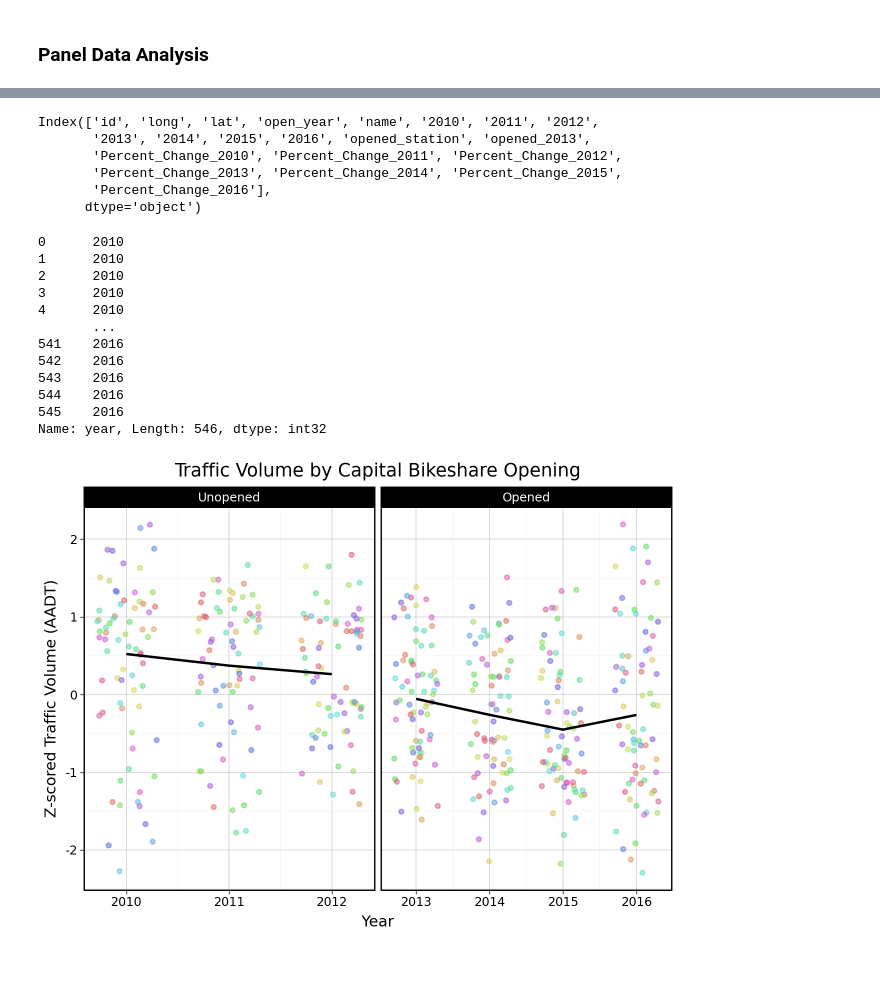
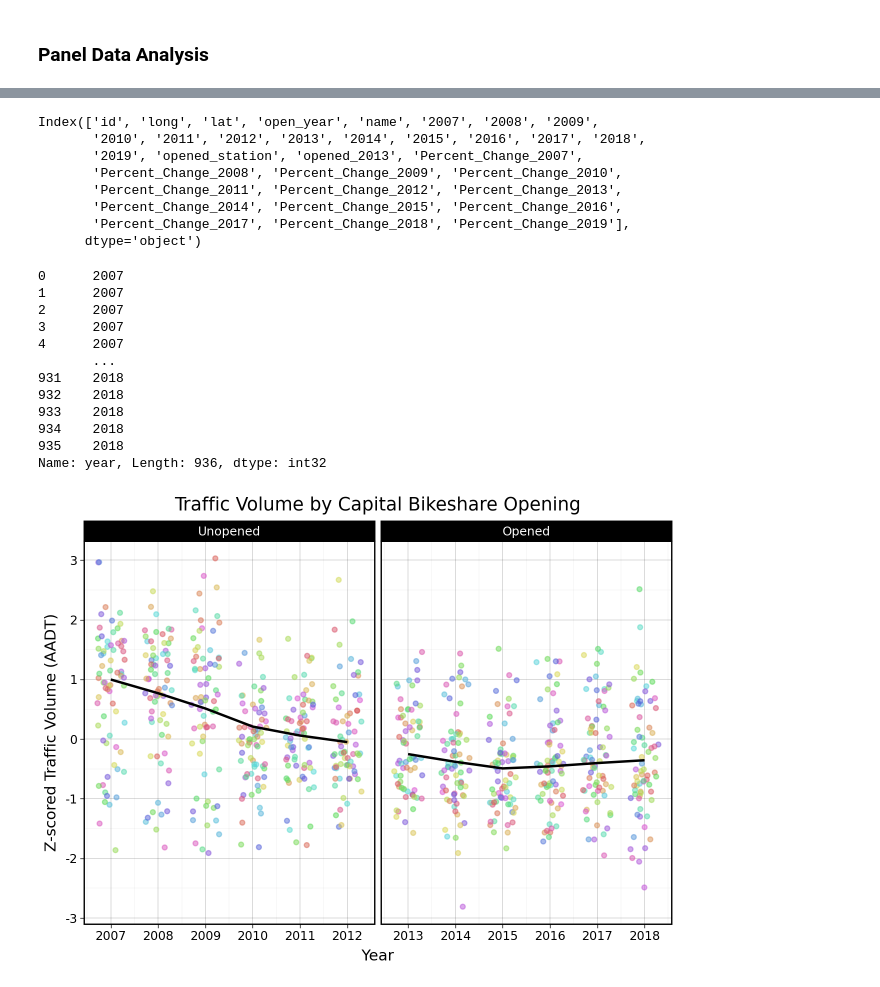
Before and after one commit to IbadatJarg/PPOL5203-Final_Project_Bikeshare, a Jupyter notebook: scripts/04_exploratory_data_analysis.ipynb, the cells around one changed output, grey strips where cells are left out. Saved outputs shown, nothing was run; the diff lists cells and outputs as text; code cells hidden in the pictures.

```diff
--- a/scripts/04_exploratory_data_analysis.ipynb
+++ b/scripts/04_exploratory_data_analysis.ipynb
@@ -69,7 +69,7 @@ df
 ### Data Manipulation
 # %%
 #Adding % change in traffic per station relative to 2013
-for year in ['2010', '2011', '2012', '2013',  '2014', '2015', '2016']:
+for year in ['2007', '2008', '2009','2010', '2011', '2012', '2013',  '2014', '2015', '2016','2017', '2018', '2019']:
     df[f'Percent_Change_{year}'] = ((df[year] - df['2013']) / df['2013']) * 100
 # %% [markdown]
 ### Plotting our discontinuity
@@ -226,7 +226,7 @@ strong multicollinearity or other numerical problems.
 long_df = pd.melt(
     df,
     id_vars=['id'],  # Columns to keep (not reshaped)
-    value_vars=[str(year) for year in range(2010, 2017)],  # Columns to melt
+    value_vars=[str(year) for year in range(2007, 2019)],  # Columns to melt
     var_name='year',  # Name of the new 'year' column
     value_name='traffic_volume'  # Name of the new 'traffic_volume' column
 )
@@ -357,11 +356,13 @@ ggplot(data = long_reset) +
 # %%
 df.columns
 # %% [output]
-Index(['id', 'long', 'lat', 'open_year', 'name', '2010', '2011', '2012',
-       '2013', '2014', '2015', '2016', 'opened_station', 'opened_2013',
-       'Percent_Change_2010', 'Percent_Change_2011', 'Percent_Change_2012',
-       'Percent_Change_2013', 'Percent_Change_2014', 'Percent_Change_2015',
-       'Percent_Change_2016'],
+Index(['id', 'long', 'lat', 'open_year', 'name', '2007', '2008', '2009',
+       '2010', '2011', '2012', '2013', '2014', '2015', '2016', '2017', '2018',
+       '2019', 'opened_station', 'opened_2013', 'Percent_Change_2007',
+       'Percent_Change_2008', 'Percent_Change_2009', 'Percent_Change_2010',
+       'Percent_Change_2011', 'Percent_Change_2012', 'Percent_Change_2013',
+       'Percent_Change_2014', 'Percent_Change_2015', 'Percent_Change_2016',
+       'Percent_Change_2017', 'Percent_Change_2018', 'Percent_Change_2019'],
       dtype='object')
 # %%
 long_reset['traffic_volume_zscore'] = long_reset.groupby('id')['traffic_volume'].transform(
@@ -374,33 +375,33 @@ long_reset["opened_dich"] = pd.Categorical(long_reset["opened_dich"], categories
 # %%
 long_reset["year"]
 # %% [output]
-0      2010
-1      2010
-2      2010
-3      2010
-4      2010
+0      2007
+1      2007
+2      2007
+3      2007
+4      2007
        ...
-541    2016
-542    2016
-543    2016
-544    2016
-545    2016
-Name: year, Length: 546, dtype: int32
+931    2018
+932    2018
+933    2018
+934    2018
+935    2018
+Name: year, Length: 936, dtype: int32
 # %%
 (
 ggplot(data = long_reset) +
     geom_jitter(mapping = aes(x = "year", y = "traffic_volume_zscore", color = "id"),
                 alpha = 0.5, width=0.3, height=0.3) +
     geom_smooth(mapping = aes(x = "year", y = "traffic_volume_zscore", group = "opened_dich"), color = "black", se = False) +
     labs(x = "Year", y = "Z-scored Traffic Volume (AADT)", title = "Traffic Volume by Capital Bikeshare Opening",
         color = "Opened Bikeshare") +
     theme_linedraw() +
     theme(legend_position = "none") +
-    scale_x_continuous(breaks= range(2010, 2017)) +
+    scale_x_continuous(breaks= range(2007, 2019)) +
     facet_wrap('~opened_dich', scales='free_x')
 )
 # %% [output]
-[figure, old version]
+[figure, new version]
 # %%
 (
 ggplot(data = long_reset) +
```
Also changed, not shown: parts of 11 cells of this notebook, 3 other files.
